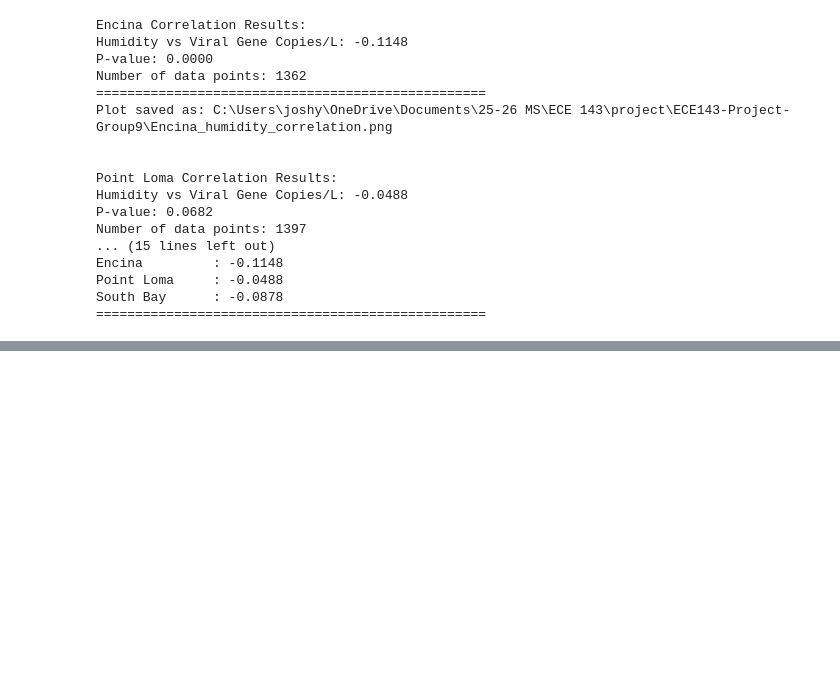
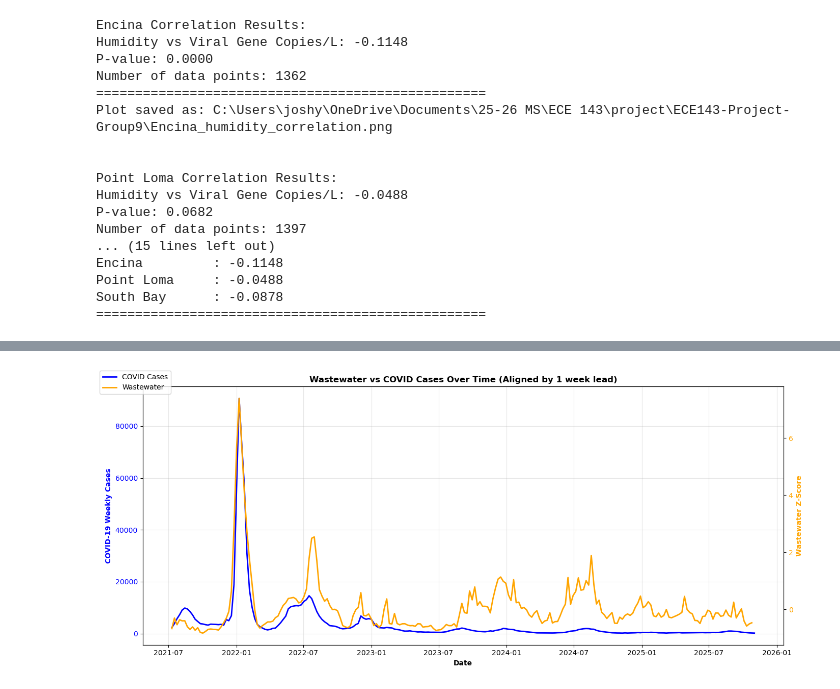
Before and after one commit to jpark0818/ECE143-Project-Group9, a Jupyter notebook: combined_submission.ipynb, the cells around one changed output, grey strips where cells are left out. Saved outputs shown, nothing was run; the diff lists cells and outputs as text; code cells hidden in the pictures; blank space fills up the shorter version.

```diff
--- a/combined_submission.ipynb
+++ b/combined_submission.ipynb
@@ -571,0 +668,25 @@ South Bay      : -0.0878
+# %%
+# Visualization: Time Series Overlay
+# Shift wastewater by optimal lag to align with COVID cases
+merged['wastewater_aligned'] = merged['wastewater_zscore'].shift(-optimal_lag)
+
+fig, ax1 = plt.subplots(figsize=(14, 6))
+
+ax1.set_xlabel('Date', fontweight='bold')
+ax1.set_ylabel('COVID-19 Weekly Cases', color='blue', fontweight='bold')
+line1 = ax1.plot(merged['WkEndActual'], merged['Cases'], color='blue', linewidth=2, label='COVID Cases')
+ax1.tick_params(axis='y', labelcolor='blue')
+
+ax2 = ax1.twinx()
+ax2.set_ylabel('Wastewater Z-Score', color='orange', fontweight='bold')
+line2 = ax2.plot(merged['WkEndActual'], merged['wastewater_aligned'], color='orange', linewidth=2, label='Wastewater')
+ax2.tick_params(axis='y', labelcolor='orange')
+
+ax1.set_title(f'Wastewater vs COVID Cases Over Time (Aligned by {abs(optimal_lag)} week lead)', fontweight='bold')
+ax1.grid(True, alpha=0.3)
+fig.legend(loc='upper left')
+
+plt.tight_layout()
+plt.show()
+# %% [output]
+[figure, added]
```
Also changed, not shown: parts of 24 cells of this notebook.
